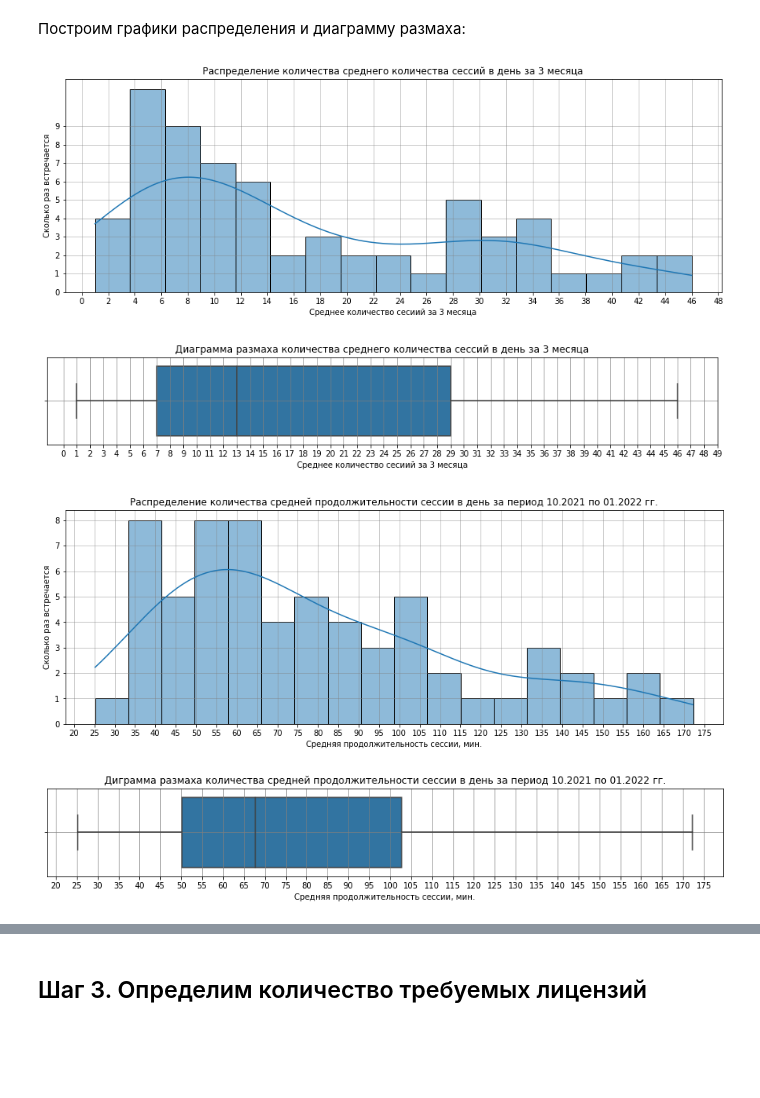
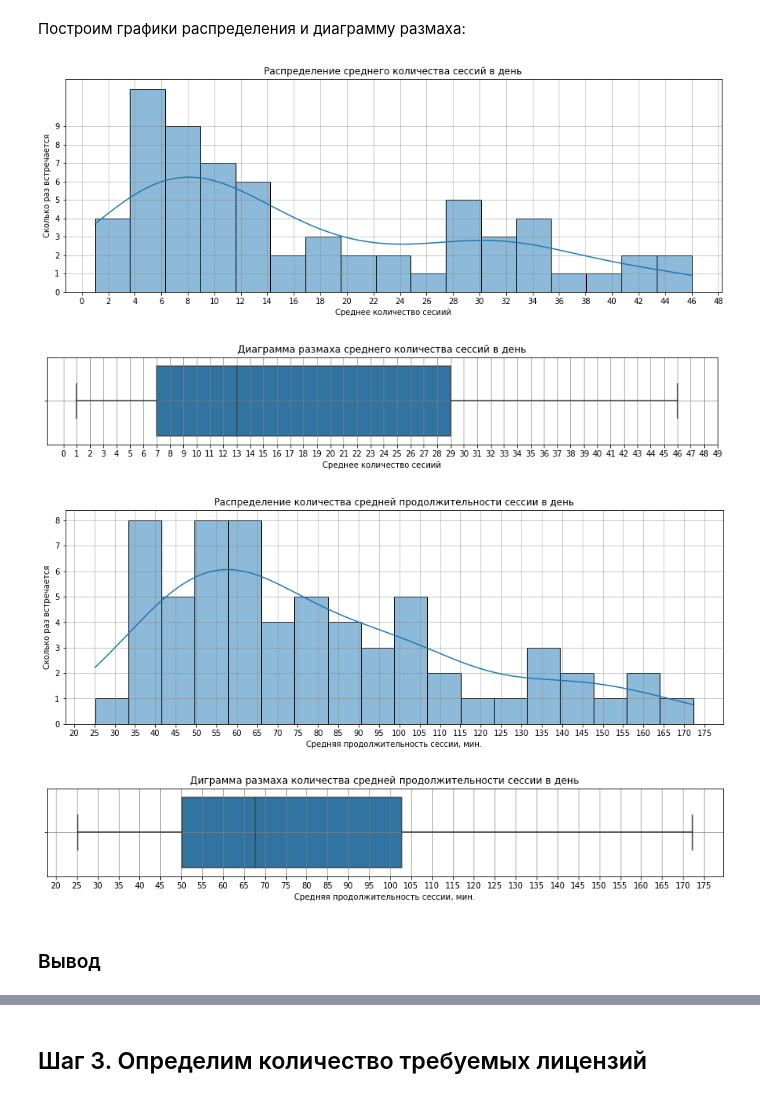
Before and after one commit to klipbn/klip_study, a Jupyter notebook: determining_number_licenses_lodsman/determining_number_licenses_lodsman.ipynb, the cells around one changed output, grey strips where cells are left out. Saved outputs shown, nothing was run; the diff lists cells and outputs as text; code cells hidden in the pictures; blank space fills up the shorter version.

```diff
--- a/determining_number_licenses_lodsman/determining_number_licenses_lodsman.ipynb
+++ b/determining_number_licenses_lodsman/determining_number_licenses_lodsman.ipynb
@@ -47,0 +48,4 @@ Mounted at /content/drive
+# %%
+df = pd.read_csv(f"/content/drive/My Drive/projects/determining_number_licenses_lodsman/logs/2021_10_01_access.log",
+                    sep=r' ', skiprows=1, error_bad_lines=False, warn_bad_lines=False)
+df.head()
@@ -51,7 +85,7 @@ def merge_logs(year, month, day):
   for i in range(1, day):
 
     # чтение файла
-    df = pd.read_csv(f"/content/drive/My Drive/projects/determination_average_number_lodsman_users/logs/{year}_{month:02d}_{i:02d}_access.log",
+    df = pd.read_csv(f"/content/drive/My Drive/projects/determining_number_licenses_lodsman/logs/{year}_{month:02d}_{i:02d}_access.log",
                     sep=r' ', skiprows=1, error_bad_lines=False, warn_bad_lines=False)
     # задаем признаки
     df.columns = ['nan',	'nan1',	'date', 'time',	'ip',	'user',	'port',	'api' ,	'features' ,	'result' ,	'nan2']
@@ -239,4 +274,4 @@ df.head()
 # %% [markdown]
 Создадим сводную таблицу по датам, в которую положим индификатор сессии, дату, продолжительность сессии:
 # %%
-df_group_sess = df.pivot_table(index=['sess', 'date'], values='duration', aggfunc=['first', 'last']).reset_index().droplevel(level=1, axis=1)
+df_group_sess = df.pivot_table(index=['date', 'sess'], values='duration', aggfunc=['first', 'last']).reset_index().droplevel(level=1, axis=1)
@@ -322,45 +375,46 @@ df_average_session
 # %%
 plt.figure(figsize=(15, 5))
 sns.histplot(data=df_group_sess_days[df_group_sess_days['count_session'] < 50], x="count_session", kde=True, bins=17)
-plt.title('Распределение количества среднего количества сессий в день за 3 месяца')
+plt.title('Распределение среднего количества сессий в день')
 plt.ylabel('Сколько раз встречается')
-plt.xlabel('Среднее количество сесиий за 3 месяца')
+plt.xlabel('Среднее количество сесиий')
 plt.grid(color='grey', axis='both', alpha=0.5)
 plt.xticks(np.arange(0, 50, 2))
 plt.yticks(np.arange(0, 10, 1))
 plt.show()
 # %% [output]
-[figure, old version]
+[figure, new version]
 # %%
 plt.rcParams['figure.figsize']=(15, 2)
 sns.boxplot(x=df_group_sess_days['count_session'][df_group_sess_days['count_session'] < 50])
-plt.title('Диаграмма размаха количества среднего количества сессий в день за 3 месяца')
-plt.xlabel('Среднее количество сесиий за 3 месяца')
+plt.title('Диаграмма размаха среднего количества сессий в день')
+plt.xlabel('Среднее количество сесиий')
 plt.grid(color='grey', axis='both', alpha=.8)
 plt.xticks(np.arange(0, 50, 1))
 plt.show()
 # %% [output]
-[figure, old version]
+[figure, new version]
 # %%
 plt.figure(figsize=(15, 5))
 sns.histplot(data=df_group_sess_days[df_group_sess_days['mean_time'] < 200], x="mean_time", kde=True, bins=18)
-plt.title('Распределение количества средней продолжительности сессии в день за период 10.2021 по 01.2022 гг.')
+plt.title('Распределение количества средней продолжительности сессии в день')
 plt.ylabel('Сколько раз встречается')
 plt.xlabel('Средняя продолжительность сессии, мин.')
 plt.grid(color='grey', axis='both', alpha=0.5)
 plt.xticks(np.arange(20, 180, 5))
-
 plt.show()
 # %% [output]
-[figure, old version]
+[figure, new version]
 # %%
 plt.rcParams['figure.figsize']=(15, 2)
 sns.boxplot(x=df_group_sess_days['mean_time'][df_group_sess_days['mean_time'] < 200])
-plt.title('Диграмма размаха количества средней продолжительности сессии в день за период 10.2021 по 01.2022 гг.')
+plt.title('Диграмма размаха количества средней продолжительности сессии в день')
 plt.xlabel('Средняя продолжительность сессии, мин.')
 plt.grid(color='grey', axis='both', alpha=.8)
 plt.xticks(np.arange(20, 180, 5))
 
 plt.show()
 # %% [output]
-[figure, old version]
+[figure, new version]
+# %% [markdown]
+### Вывод
```
Also changed, not shown: parts of 15 cells of this notebook.
